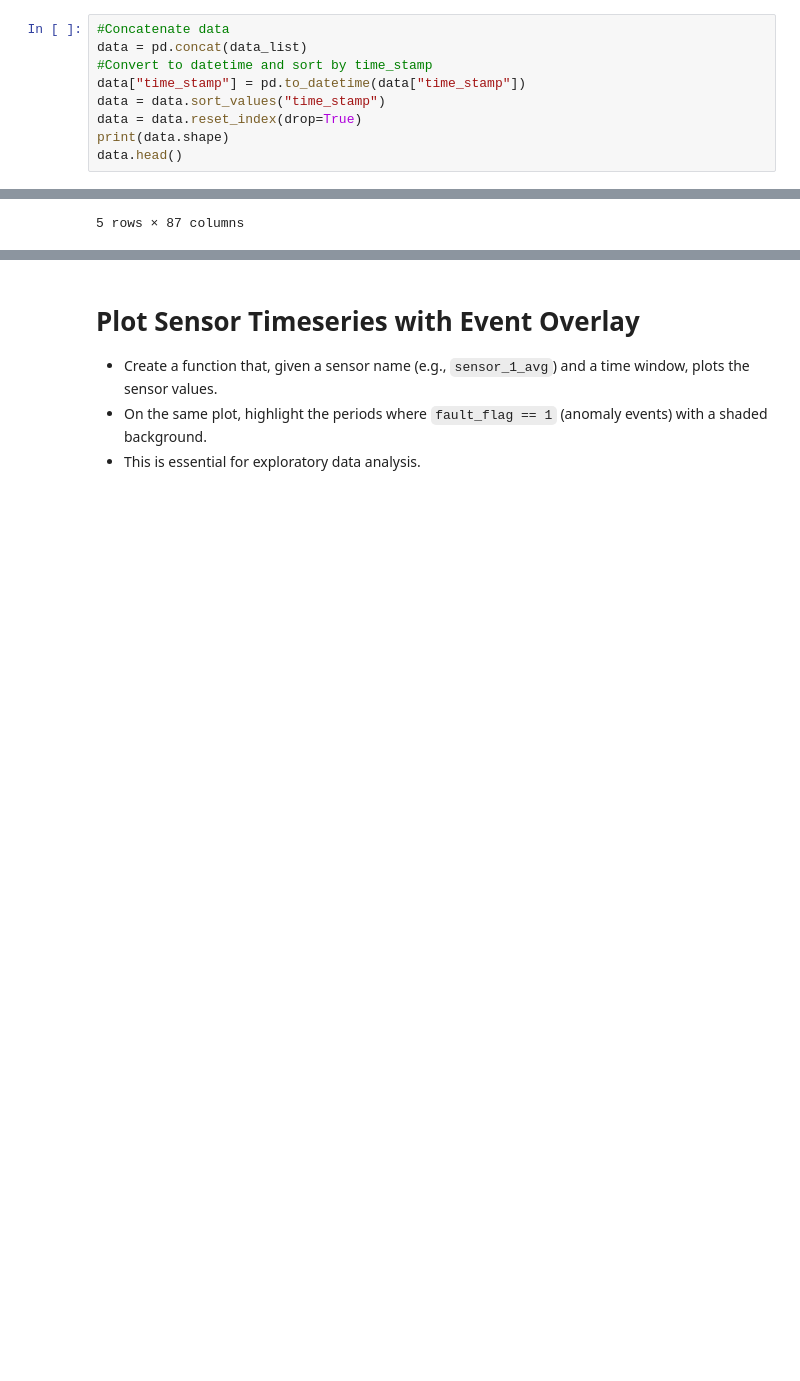
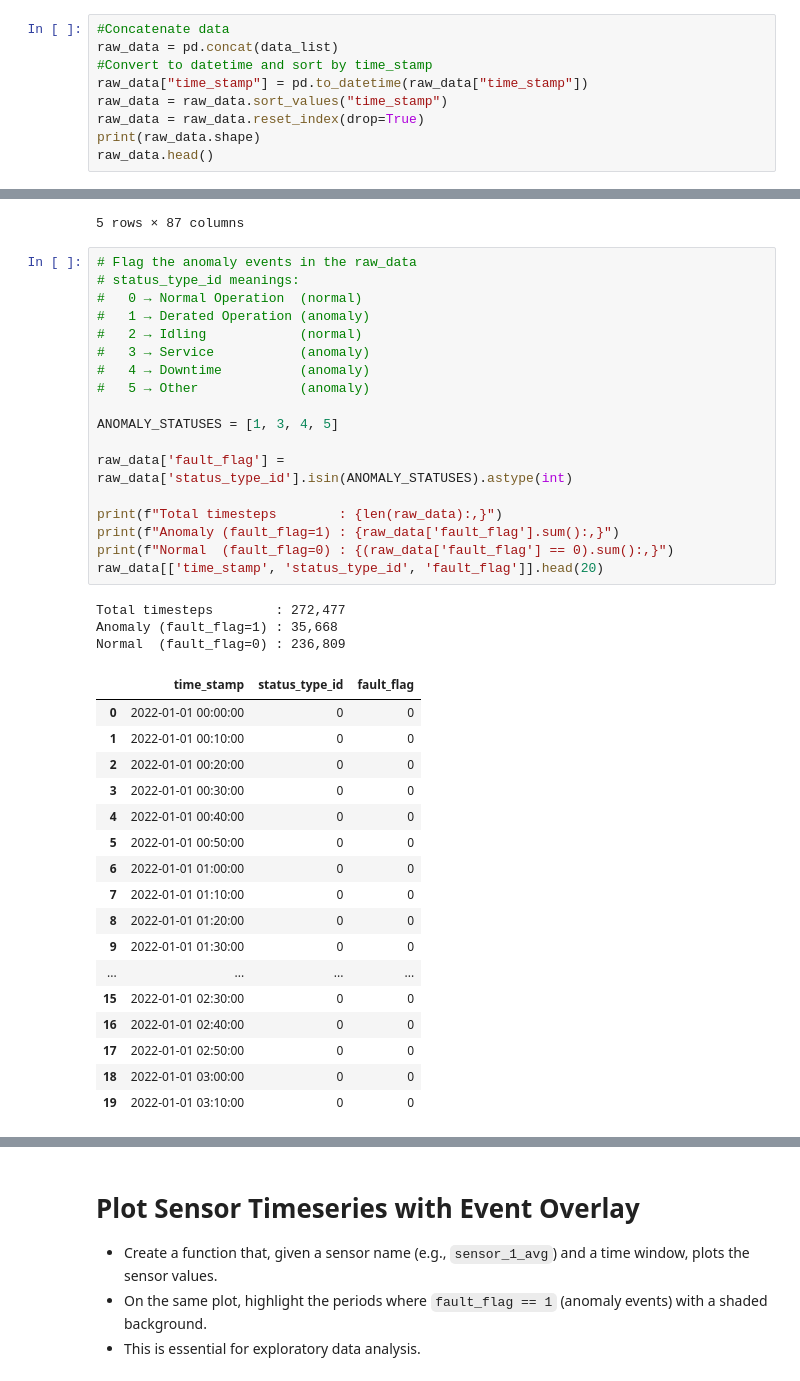
Before and after one commit to HamidrezaMirzaeian/FaultDetectionRZH, a Jupyter notebook: RZH.ipynb, the cells around one changed output, grey strips where cells are left out. Cells and saved outputs as stored; diff of their text form; blank space fills up the shorter version.

Commit message:
Flag anormaly with fault_flag=1

```diff
--- a/RZH.ipynb
+++ b/RZH.ipynb
@@ -71,13 +81,13 @@ Index(['time_stamp', 'asset_id', 'id', 'train_test', 'status_type_id',
       dtype='object')
 # %%
 #Concatenate data
-data = pd.concat(data_list)
+raw_data = pd.concat(data_list)
 #Convert to datetime and sort by time_stamp
-data["time_stamp"] = pd.to_datetime(data["time_stamp"])
-data = data.sort_values("time_stamp")
-data = data.reset_index(drop=True)
-print(data.shape)
-data.head()
+raw_data["time_stamp"] = pd.to_datetime(raw_data["time_stamp"])
+raw_data = raw_data.sort_values("time_stamp")
+raw_data = raw_data.reset_index(drop=True)
+print(raw_data.shape)
+raw_data.head()
 # %% [output]
 (272477, 87)
 |  | time_stamp | asset_id | id | train_test | status_type_id | sensor_0_avg | sensor_1_avg | sensor_2_avg | ... |
@@ -87,3 +97,42 @@ data.head()
 | 3 | 2022-01-01 00:30:00 | 0 | 3 | train | 0 | 18.0 | 199.3 | -4.6 | ... |
 | 4 | 2022-01-01 00:40:00 | 0 | 4 | train | 0 | 18.0 | 199.9 | -4.0 | ... |
 5 rows × 87 columns
+# %%
+# Flag the anomaly events in the raw_data
+# status_type_id meanings:
+#   0 → Normal Operation  (normal)
+#   1 → Derated Operation (anomaly)
+#   2 → Idling            (normal)
+#   3 → Service           (anomaly)
+#   4 → Downtime          (anomaly)
+#   5 → Other             (anomaly)
+
+ANOMALY_STATUSES = [1, 3, 4, 5]
+
+raw_data['fault_flag'] = raw_data['status_type_id'].isin(ANOMALY_STATUSES).astype(int)
+
+print(f"Total timesteps        : {len(raw_data):,}")
+print(f"Anomaly (fault_flag=1) : {raw_data['fault_flag'].sum():,}")
+print(f"Normal  (fault_flag=0) : {(raw_data['fault_flag'] == 0).sum():,}")
+raw_data[['time_stamp', 'status_type_id', 'fault_flag']].head(20)
+# %% [output]
+Total timesteps        : 272,477
+Anomaly (fault_flag=1) : 35,668
+Normal  (fault_flag=0) : 236,809
+|  | time_stamp | status_type_id | fault_flag |
+| 0 | 2022-01-01 00:00:00 | 0 | 0 |
+| 1 | 2022-01-01 00:10:00 | 0 | 0 |
+| 2 | 2022-01-01 00:20:00 | 0 | 0 |
+| 3 | 2022-01-01 00:30:00 | 0 | 0 |
+| 4 | 2022-01-01 00:40:00 | 0 | 0 |
+| 5 | 2022-01-01 00:50:00 | 0 | 0 |
+| 6 | 2022-01-01 01:00:00 | 0 | 0 |
+| 7 | 2022-01-01 01:10:00 | 0 | 0 |
+| 8 | 2022-01-01 01:20:00 | 0 | 0 |
+| 9 | 2022-01-01 01:30:00 | 0 | 0 |
+| ... | ... | ... | ... |
+| 15 | 2022-01-01 02:30:00 | 0 | 0 |
+| 16 | 2022-01-01 02:40:00 | 0 | 0 |
+| 17 | 2022-01-01 02:50:00 | 0 | 0 |
+| 18 | 2022-01-01 03:00:00 | 0 | 0 |
+| 19 | 2022-01-01 03:10:00 | 0 | 0 |
```
Also changed, not shown: parts of 2 cells of this notebook.
